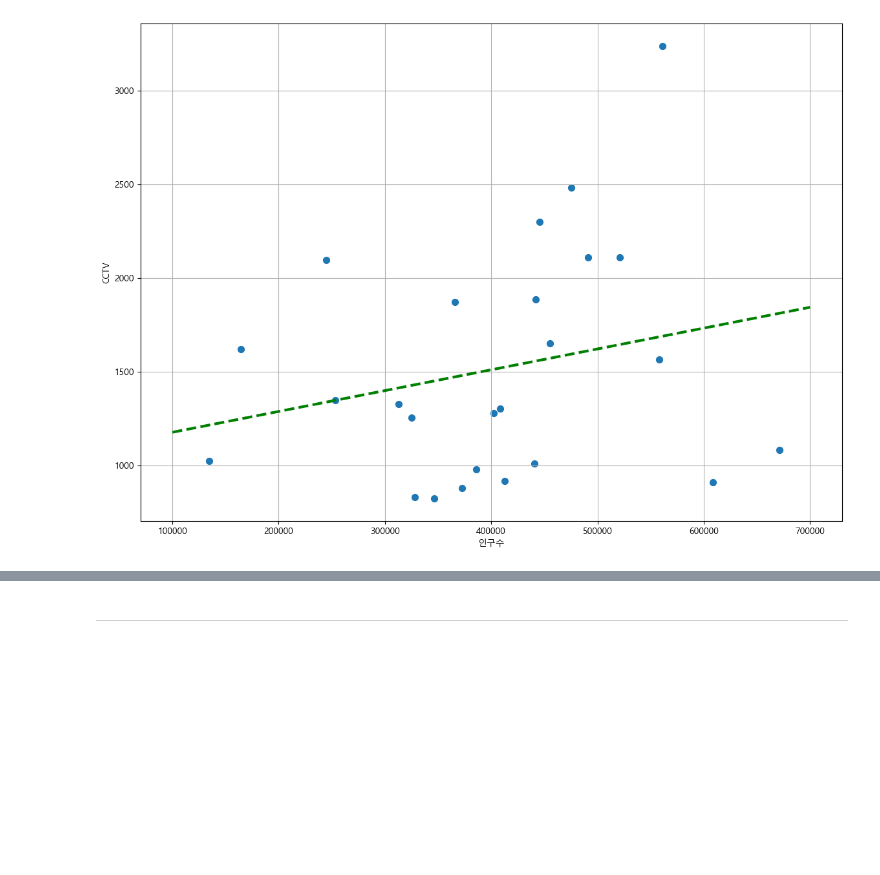
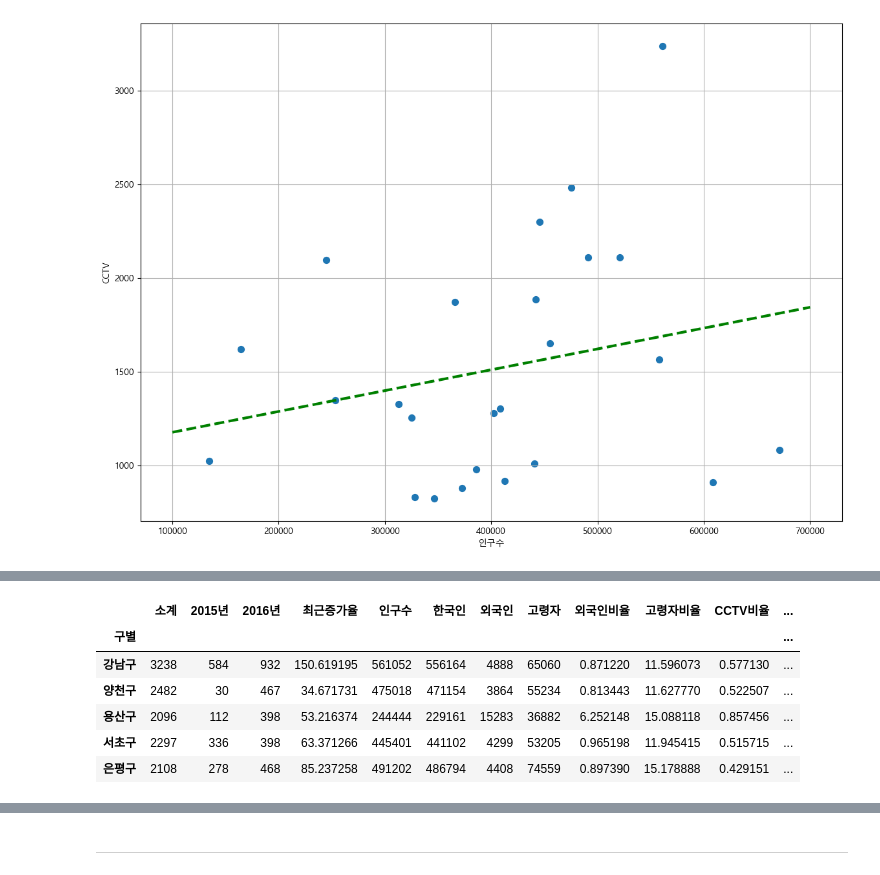
Before and after one commit to GomSon-E/zero-base, a Jupyter notebook: 04. EDA/source_code/01_Analysis Seoul CCTV.ipynb, the cells around one changed output, grey strips where cells are left out. Cells and saved outputs as stored; diff of their text form; code cells hidden in the pictures; blank space fills up the shorter version.

```diff
--- a/04. EDA/source_code/01_Analysis Seoul CCTV.ipynb
+++ b/04. EDA/source_code/01_Analysis Seoul CCTV.ipynb
@@ -434,0 +453,11 @@ drawGraph()
+# %%
+# 경향 대비 CCTV를 많이 가진 구
+df_sort_f.head()
+# %% [output]
+|  | 소계 | 2015년 | 2016년 | 최근증가율 | 인구수 | 한국인 | 외국인 | 고령자 | 외국인비율 | 고령자비율 | CCTV비율 | ... |
+| 구별 |  |  |  |  |  |  |  |  |  |  |  | ... |
+| 강남구 | 3238 | 584 | 932 | 150.619195 | 561052 | 556164 | 4888 | 65060 | 0.871220 | 11.596073 | 0.577130 | ... |
+| 양천구 | 2482 | 30 | 467 | 34.671731 | 475018 | 471154 | 3864 | 55234 | 0.813443 | 11.627770 | 0.522507 | ... |
+| 용산구 | 2096 | 112 | 398 | 53.216374 | 244444 | 229161 | 15283 | 36882 | 6.252148 | 15.088118 | 0.857456 | ... |
+| 서초구 | 2297 | 336 | 398 | 63.371266 | 445401 | 441102 | 4299 | 53205 | 0.965198 | 11.945415 | 0.515715 | ... |
+| 은평구 | 2108 | 278 | 468 | 85.237258 | 491202 | 486794 | 4408 | 74559 | 0.897390 | 15.178888 | 0.429151 | ... |
```
Also changed, not shown: parts of 9 cells of this notebook, 1 other file.
